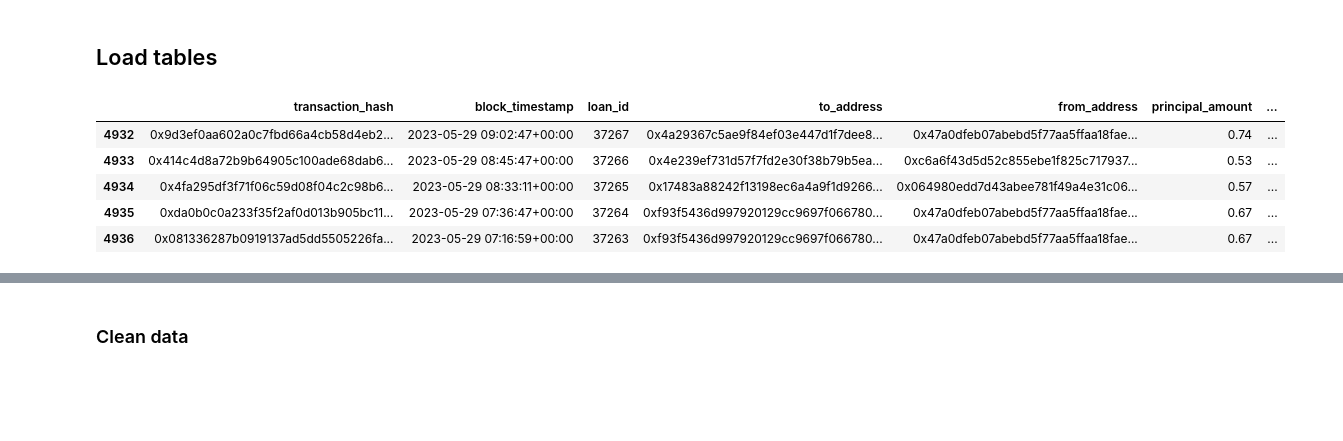
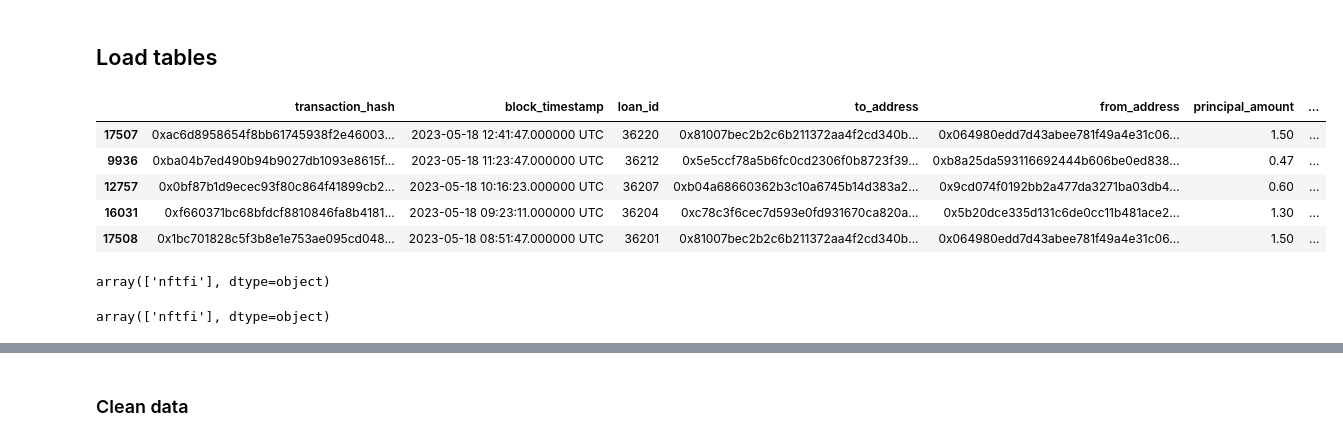
Before and after one commit to datagemsai/ChartGPT-API, a Jupyter notebook: analysis/metaquants_analysis/mq_nftfi_rchen_aggregate_collection.ipynb, the cells around one changed output, grey strips where cells are left out. Saved outputs shown, nothing was run; the diff lists cells and outputs as text; code cells hidden in the pictures; blank space fills up the shorter version.

```diff
--- a/analysis/metaquants_analysis/mq_nftfi_rchen_aggregate_collection.ipynb
+++ b/analysis/metaquants_analysis/mq_nftfi_rchen_aggregate_collection.ipynb
@@ -29,18 +29,28 @@ def format_bigquery_column_names(nftfi):
 # %% [markdown]
 ## Load tables
 # %%
-try:
-    mq = pd.read_csv('mq.csv')
-except FileNotFoundError:
-    mq = pd.read_csv('analysis/metaquants_analysis/mq.csv')
+# try:
+#     mq = pd.read_csv('MQ_from_metaquants_telegram.csv')
+# except FileNotFoundError:
+#     mq = pd.read_csv('analysis/metaquants_analysis/MQ_from_metaquants_telegram.csv')
+# %%
+try:
+    mq = pd.read_csv('data/metaquants_loans.csv')
+except FileNotFoundError:
+    mq = pd.read_csv('../../data/metaquants_loans.csv')
 # %%
 mq = mq.sort_values(by='block_timestamp', ascending=False)
-mq.head()
+display(mq.head())
+display(mq.protocol.unique())
+mq = mq.loc[mq['protocol'] == 'nftfi']
+display(mq.protocol.unique())
 # %% [output]
 |  | transaction_hash | block_timestamp | loan_id | to_address | from_address | principal_amount | ... |
-| 4932 | 0x9d3ef0aa602a0c7fbd66a4cb58d4eb2... | 2023-05-29 09:02:47+00:00 | 37267 | 0x4a29367c5ae9f84ef03e447d1f7dee8... | 0x47a0dfeb07abebd5f77aa5ffaa18fae... | 0.74 | ... |
-| 4933 | 0x414c4d8a72b9b64905c100ade68dab6... | 2023-05-29 08:45:47+00:00 | 37266 | 0x4e239ef731d57f7fd2e30f38b79b5ea... | 0xc6a6f43d5d52c855ebe1f825c717937... | 0.53 | ... |
-| 4934 | 0x4fa295df3f71f06c59d08f04c2c98b6... | 2023-05-29 08:33:11+00:00 | 37265 | 0x17483a88242f13198ec6a4a9f1d9266... | 0x064980edd7d43abee781f49a4e31c06... | 0.57 | ... |
-| 4935 | 0xda0b0c0a233f35f2af0d013b905bc11... | 2023-05-29 07:36:47+00:00 | 37264 | 0xf93f5436d997920129cc9697f066780... | 0x47a0dfeb07abebd5f77aa5ffaa18fae... | 0.67 | ... |
-| 4936 | 0x081336287b0919137ad5dd5505226fa... | 2023-05-29 07:16:59+00:00 | 37263 | 0xf93f5436d997920129cc9697f066780... | 0x47a0dfeb07abebd5f77aa5ffaa18fae... | 0.67 | ... |
+| 17507 | 0xac6d8958654f8bb61745938f2e46003... | 2023-05-18 12:41:47.000000 UTC | 36220 | 0x81007bec2b2c6b211372aa4f2cd340b... | 0x064980edd7d43abee781f49a4e31c06... | 1.50 | ... |
+| 9936 | 0xba04b7ed490b94b9027db1093e8615f... | 2023-05-18 11:23:47.000000 UTC | 36212 | 0x5e5ccf78a5b6fc0cd2306f0b8723f39... | 0xb8a25da593116692444b606be0ed838... | 0.47 | ... |
+| 12757 | 0x0bf87b1d9ecec93f80c864f41899cb2... | 2023-05-18 10:16:23.000000 UTC | 36207 | 0xb04a68660362b3c10a6745b14d383a2... | 0x9cd074f0192bb2a477da3271ba03db4... | 0.60 | ... |
+| 16031 | 0xf660371bc68bfdcf8810846fa8b4181... | 2023-05-18 09:23:11.000000 UTC | 36204 | 0xc78c3f6cec7d593e0fd931670ca820a... | 0x5b20dce335d131c6de0cc11b481ace2... | 1.30 | ... |
+| 17508 | 0x1bc701828c5f3b8e1e753ae095cd048... | 2023-05-18 08:51:47.000000 UTC | 36201 | 0x81007bec2b2c6b211372aa4f2cd340b... | 0x064980edd7d43abee781f49a4e31c06... | 1.50 | ... |
+array(['nftfi'], dtype=object)
+array(['nftfi'], dtype=object)
 # %%
```
Also changed, not shown: parts of 25 cells of this notebook, 5 other files.
